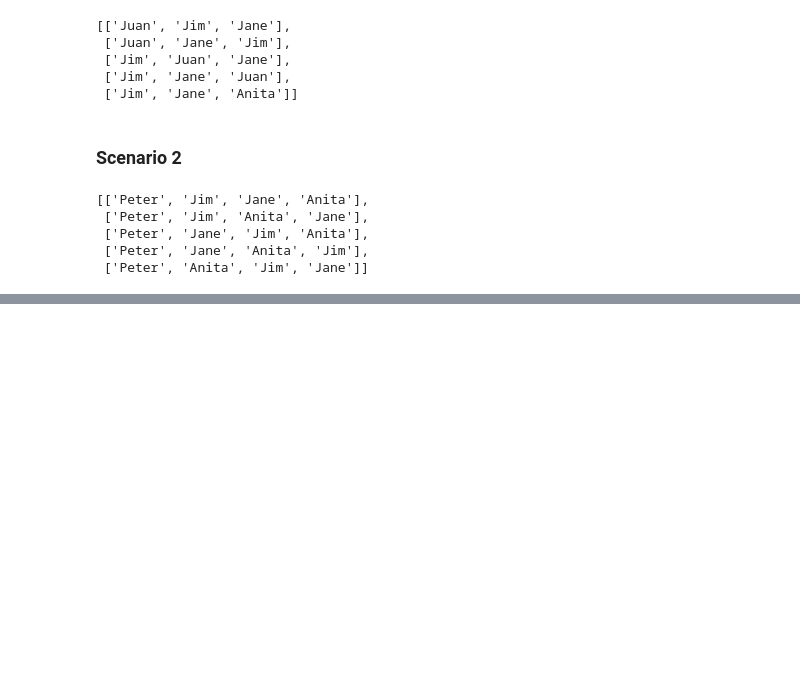
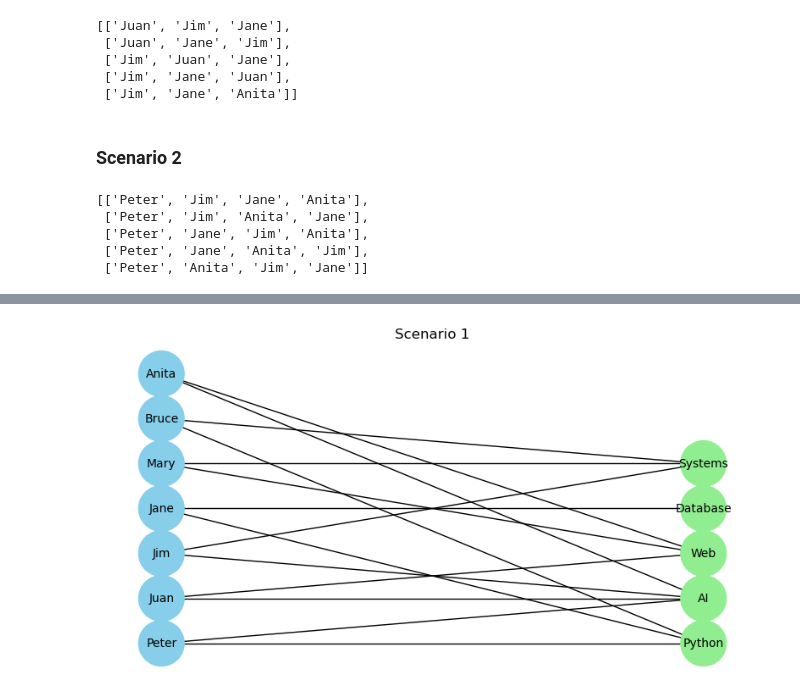
Before and after one commit to 2023323-MarcosOliveira/Final-Integrated-CA, a Jupyter notebook: Marcos_Oliveira_AI_DV_ICA.ipynb, the cells around one changed output, grey strips where cells are left out. Cells and saved outputs as stored; diff of their text form; code cells hidden in the pictures; blank space fills up the shorter version.

```diff
--- a/Marcos_Oliveira_AI_DV_ICA.ipynb
+++ b/Marcos_Oliveira_AI_DV_ICA.ipynb
@@ -302,0 +310,81 @@ visualize_csp(candidates_scenario_1, roles_scenario_1)
+# %%
+import matplotlib.pyplot as plt
+import networkx as nx
+
+# Candidates and their abilities of Scenario 1
+candidates_scenario_1 = {
+    "Peter": ["Python", "AI"],
+    "Juan": ["Web", "AI"],
+    "Jim": ["AI", "Systems"],
+    "Jane": ["Python", "Database"],
+    "Mary": ["Web", "Systems"],
+    "Bruce": ["Systems", "Python"],
+    "Anita": ["Web", "AI"],
+    # Ciara knows Python
+}
+
+# Required roles
+required_roles_scenario_1 = {
+    "Python": 2,
+    "AI": 2,
+    "Web": 1,
+    "Database": 1,
+    "Systems": 1
+}
+
+# Candidates and their abilities of Scenario 2
+candidates_scenario_2 = {
+    "Peter": ["Python", "AI"],
+    "Jim": ["AI", "Systems"],
+    "Jane": ["Python", "Database"],
+    "Mary": ["Web", "Systems"],
+    "Bruce": ["Systems", "Python"],
+    "Anita": ["Web", "AI"]
+    # Excluding Ciara and Juan
+}
+
+# Roles for Scenario 2
+required_roles_scenario_2 = {
+    "Python": 2,
+    "AI": 3,  # Increased to 3 AI Engineers
+    "Web": 1,
+    "Database": 1,
+    "Systems": 1
+}
+
+def visualize_scenario(candidates_scenario_1, required_roles_scenario_1, scenario_title):
+    # Initialize a new graph
+    G = nx.Graph()
+
+    # Add nodes for candidates and roles
+    for candidate, skills in candidates_scenario_1.items():
+        G.add_node(candidate, type='candidate', bipartite=0)
+        for skill in skills:
+            if skill in required_roles_scenario_1:
+                # Add the role node if it has not already been added
+                if skill not in G:
+                    G.add_node(skill, type='role', bipartite=1)
+                # Add an edge between the candidate and the role
+                G.add_edge(candidate, skill)
+
+    # Generate positions for visualization (left for candidates, right for roles)
+    pos = {}
+    pos.update((node, (1, i)) for i, node in enumerate(candidates_scenario_1))
+    pos.update((node, (2, i)) for i, node in enumerate(required_roles_scenario_1))
+
+    # Draw the graph
+    plt.figure(figsize=(10, 5))
+    plt.title(scenario_title)
+    nx.draw(G, pos, with_labels=True,
+            node_color=['skyblue' if G.nodes[node]['type'] == 'candidate' else 'lightgreen' for node in G],
+            node_size=1500,
+            font_size=10)
+    plt.show()
+
+# Scenario 1
+visualize_scenario(candidates_scenario_1, required_roles_scenario_1, "Scenario 1")
+
+# Scenario 2
+visualize_scenario(candidates_scenario_2, required_roles_scenario_2, "Scenario 2")
+# %% [output]
+[figure, added]
```
Also changed, not shown: parts of 6 cells of this notebook, 1 other file.
